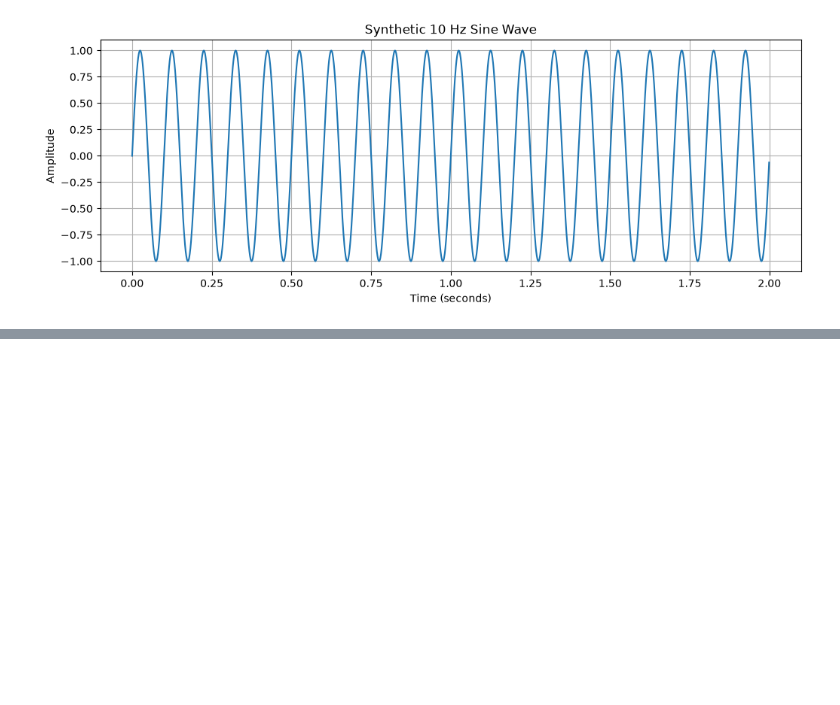
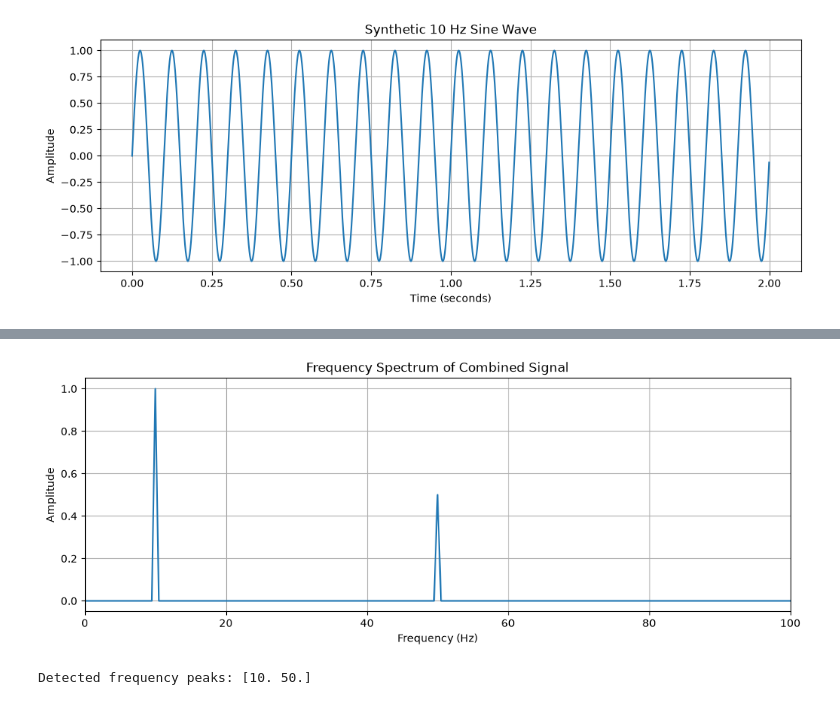
Before and after one commit to raminyzu/geowaveai, a Jupyter notebook: notebooks/02_geophysical_signal_processing.ipynb, the cells around one changed output, grey strips where cells are left out. Saved outputs shown, nothing was run; the diff lists cells and outputs as text; code cells hidden in the pictures; blank space fills up the shorter version.

```diff
--- a/notebooks/02_geophysical_signal_processing.ipynb
+++ b/notebooks/02_geophysical_signal_processing.ipynb
@@ -95,0 +262,29 @@ If two signals have the same amplitude, the higher-frequency signal completes mo
+# %%
+
+# Perform Fast Fourier Transform (FFT)
+
+fft_values = rfft(combined_signal)
+frequencies = rfftfreq(number_of_samples, d=1 / sampling_rate)
+
+amplitude_spectrum = (2 / number_of_samples) * np.abs(fft_values)
+amplitude_spectrum[0] = amplitude_spectrum[0] / 2
+
+plt.figure(figsize=(12, 4))
+plt.plot(frequencies, amplitude_spectrum)
+
+plt.title("Frequency Spectrum of Combined Signal")
+plt.xlabel("Frequency (Hz)")
+plt.ylabel("Amplitude")
+plt.xlim(0, 100)
+plt.grid(True)
+
+plt.show()
+
+# Identify the main frequency peaks
+
+peaks, properties = signal.find_peaks(amplitude_spectrum, height=0.1)
+
+print("Detected frequency peaks:", frequencies[peaks])
+# %% [output]
+[figure, added]
+Detected frequency peaks: [10. 50.]
```
Also changed, not shown: parts of 21 cells of this notebook.
